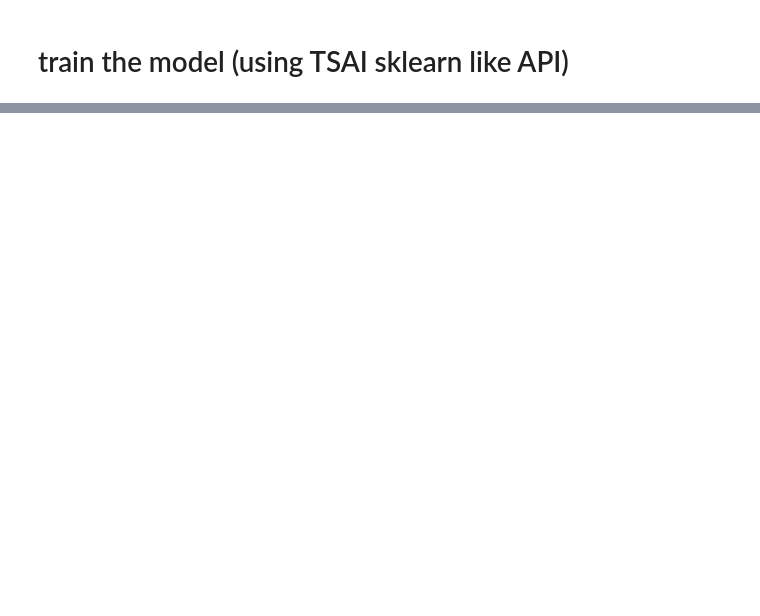
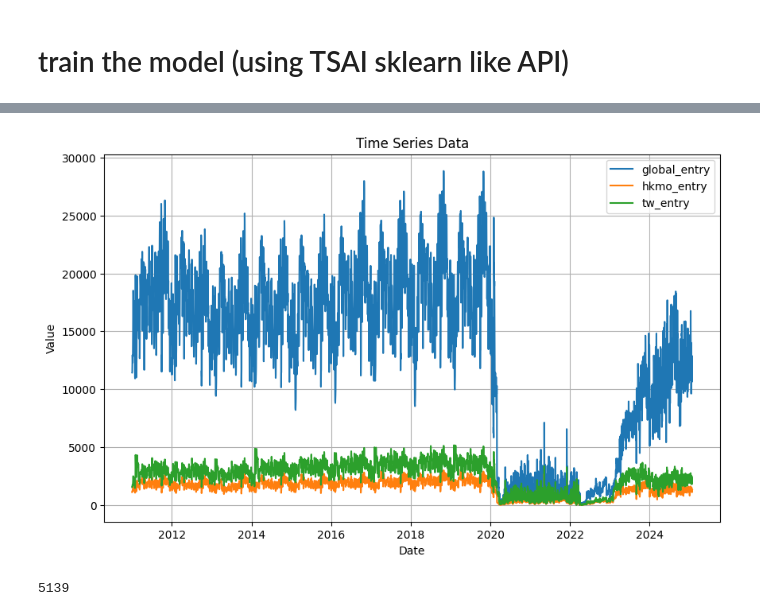
Before and after one commit to jiadol/Travel_Ml, a Jupyter notebook: notebooks/05_prediction.ipynb, the cells around one changed output, grey strips where cells are left out. Drawn from its saved outputs; the diff is of its cells as text; code cells hidden in the pictures; blank space fills up the shorter version.

```diff
--- a/notebooks/05_prediction.ipynb
+++ b/notebooks/05_prediction.ipynb
@@ -193,0 +222,11 @@ plt.show()
+# %%
+pred_data = pd.DataFrame(np.append(original_data.values, pred, axis=0), columns=original_data.columns)
+pred_data.index = pd.date_range(start="2011-01-01", periods=pred_data.shape[0])
+pred_data = pred_data.astype('int')
+plot_time_series(pred_data)
+# %% [output]
+[figure, added]
+# %%
+pred_data.to_sql('sh_customs_daily_pred', con=engine, if_exists='replace', index=True)
+# %% [output]
+5139
```
Also changed, not shown: parts of 11 cells of this notebook, 3 other files.
